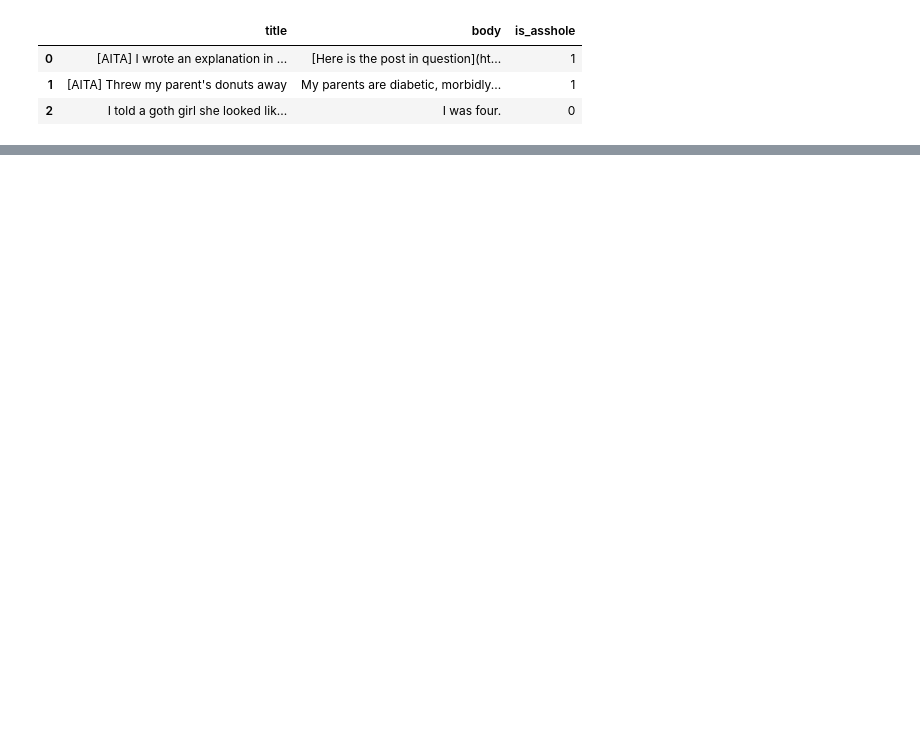
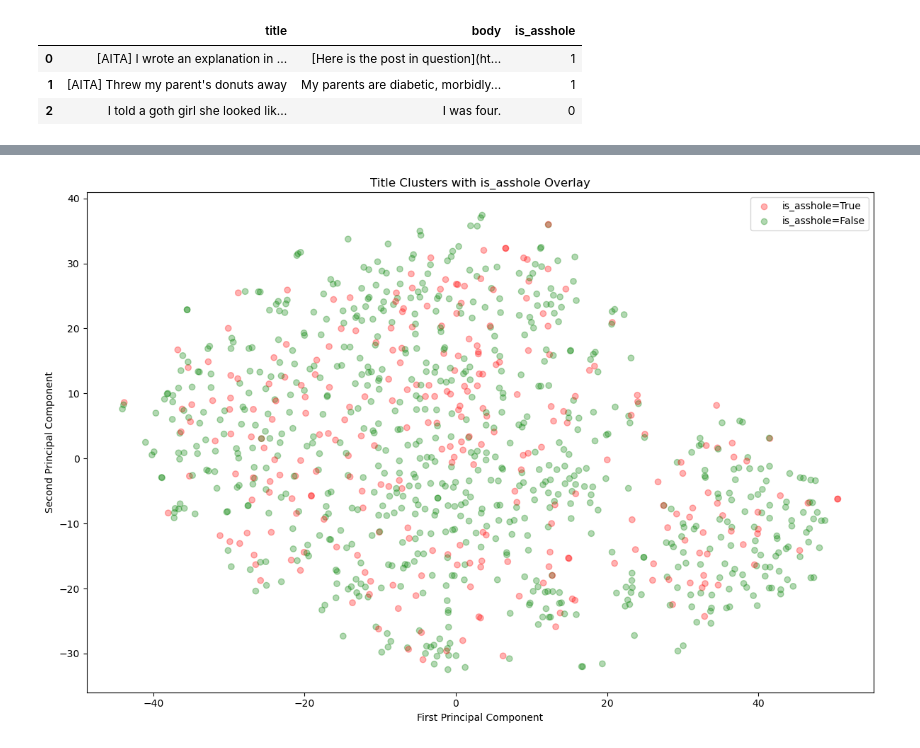
Before and after one commit to dingusagar/AmITheAsshole-Classifier, a Jupyter notebook: visualizations.ipynb, the cells around one changed output, grey strips where cells are left out. Saved outputs shown, nothing was run; the diff lists cells and outputs as text; code cells hidden in the pictures; blank space fills up the shorter version.

```diff
--- a/visualizations.ipynb
+++ b/visualizations.ipynb
@@ -54,0 +74,26 @@ title_embeddings = model.encode(df['title'].tolist())
+# %%
+from sklearn.manifold import TSNE
+from mpl_toolkits.mplot3d import Axes3D
+
+# Assuming 'title_embeddings' is high-dimensional
+tsne = TSNE(n_components=2, random_state=42)
+reduced_embeddings_tsne = tsne.fit_transform(title_embeddings)
+
+# Create a scatter plot
+plt.figure(figsize=(12, 8))
+
+plt.scatter(reduced_embeddings_tsne[:, 0], reduced_embeddings_tsne[:, 1], c=is_asshole_colors, alpha=0.3)
+
+plt.title("Title Clusters with is_asshole Overlay")
+plt.xlabel("First Principal Component")
+plt.ylabel("Second Principal Component")
+
+# Add a legend for is_asshole
+plt.scatter([], [], c='red', alpha=0.3, label='is_asshole=True')
+plt.scatter([], [], c='green', alpha=0.3, label='is_asshole=False')
+plt.legend()
+
+plt.tight_layout()
+plt.show()
+# %% [output]
+[figure, added]
```
Also changed, not shown: parts of 17 cells of this notebook, 1 other file.
